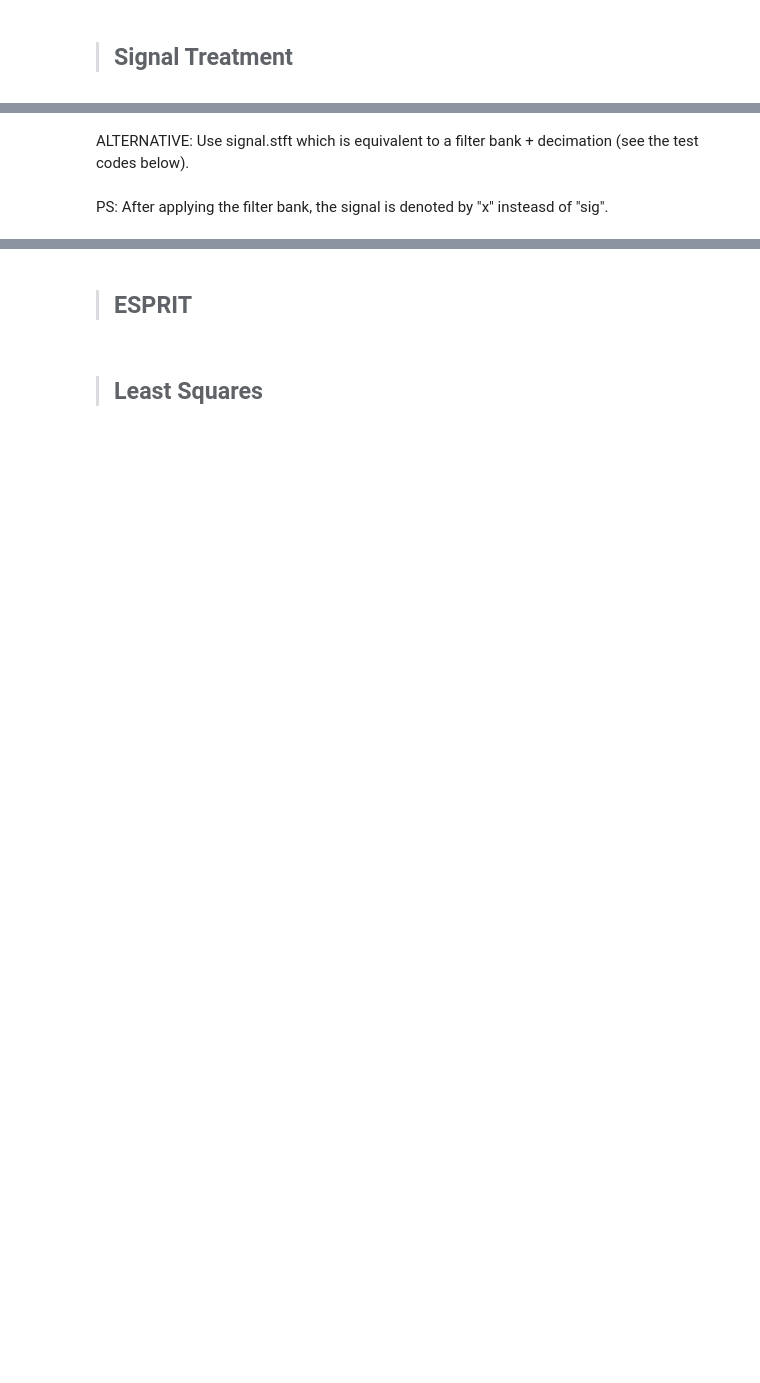
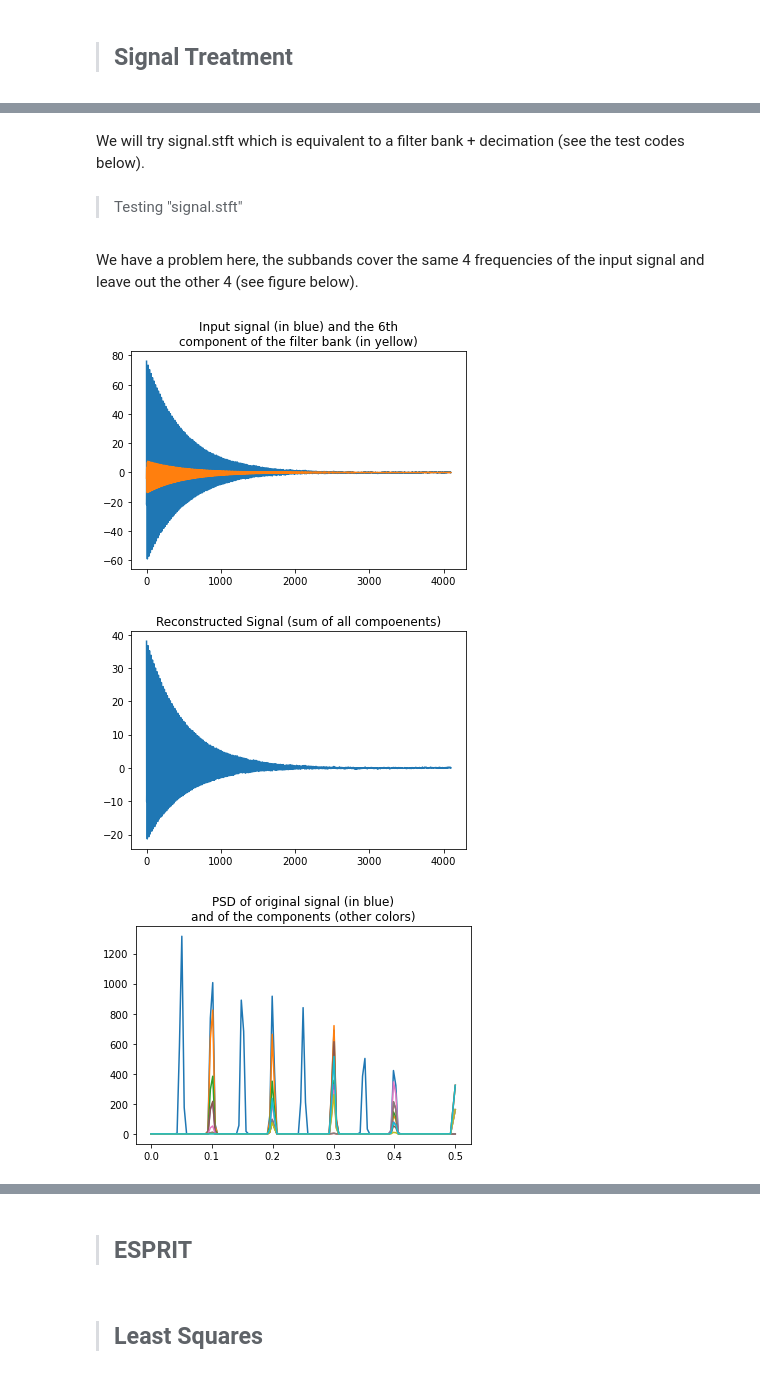
Before and after one commit to piptouque/atiam_pam_hrparam, a Jupyter notebook: source/ESPRIT-Roy.ipynb, the cells around one changed output, grey strips where cells are left out. Cells and saved outputs as stored; diff of their text form; code cells hidden in the pictures; blank space fills up the shorter version.

```diff
--- a/source/ESPRIT-Roy.ipynb
+++ b/source/ESPRIT-Roy.ipynb
@@ -95,5 +362,49 @@ def filter_bank(sig : np.ndarray, center_freqs : np.ndarray, fe : float):
 # %% [markdown]
-ALTERNATIVE: Use signal.stft which is equivalent to a filter bank + decimation (see the test codes below).
+We will try signal.stft which is equivalent to a filter bank + decimation (see the test codes below).
-# %% [markdown]
-PS: After applying the filter bank, the signal is denoted by "x" insteasd of "sig".
+# %% [markdown]
+> Testing "signal.stft"
+# %%
+fs_stft = 1.0
+window_name ='hann'
+n_fft = 16
+m = n_fft // 4 # window length
+step = 2
+
+sig = np.real(x_synth1[0])
+freqs_x, times_x, x_arr = signal.stft(sig, fs=fs_stft, window=window_name,
+    nperseg=m, nfft=n_fft)
+times_sig = np.arange(N_synth1) * fs_stft
+# %% [markdown]
+We have a problem here, the subbands cover the same 4 frequencies of the input signal and leave out the other 4 (see figure below).
+# %%
+k0 = 6 # n# of band
+plt.figure()
+plt.plot(times_sig, sig) # / np.max(np.abs(sig)))
+plt.plot(times_x, np.real(x_arr[k0])) #/ np.max(np.abs(x_arr)))
+plt.title('Input signal (in blue) and the 6th\ncomponent of the filter bank (in yellow)')
+plt.show()
+
+reconstruction = np.zeros(len(x_arr[0]))
+for k in range(len(x_arr)):
+    reconstruction += np.real(x_arr[k])
+
+plt.figure()
+plt.plot(times_x, reconstruction)
+plt.title('Reconstructed Signal (sum of all compoenents)')
+plt.show()
+
+plt.figure()
+
+plt.plot(signal.welch(sig)[0], signal.welch(sig)[1])
+
+for k in range(len(x_arr)):
+    component = np.real(x_arr[k])
+    plt.plot(signal.welch(component)[0], signal.welch(component)[1])
+
+plt.title('PSD of original signal (in blue)\nand of the components (other colors)')
+plt.show()
+# %% [output]
+[figure, added]
+[figure, added]
+[figure, added]
 # %% [markdown]
```
Also changed, not shown: parts of 65 cells of this notebook.
